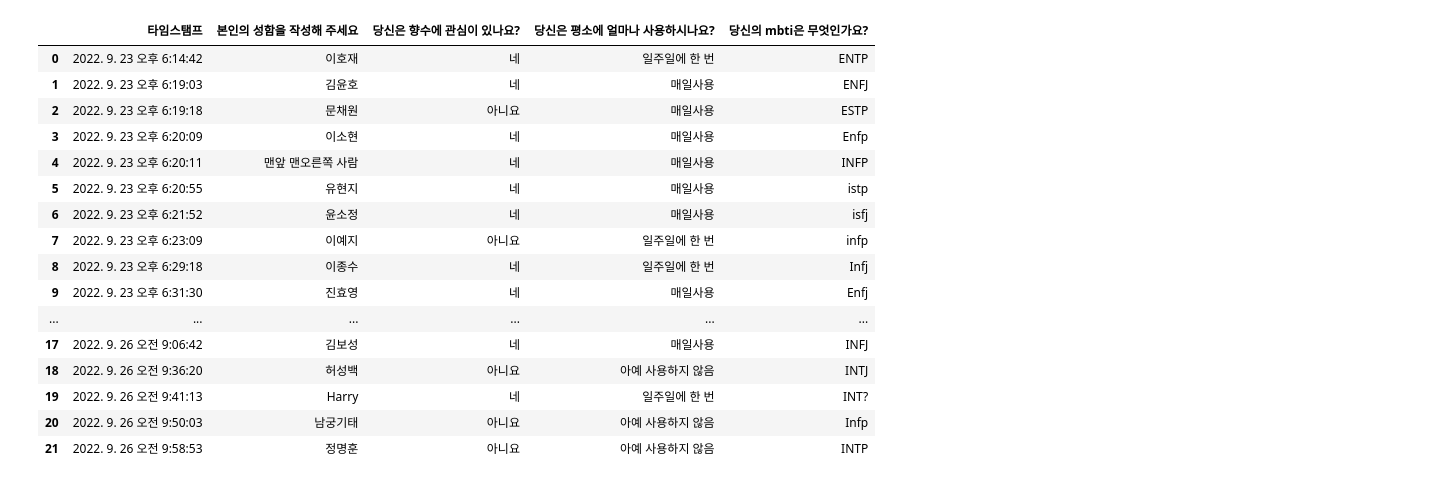
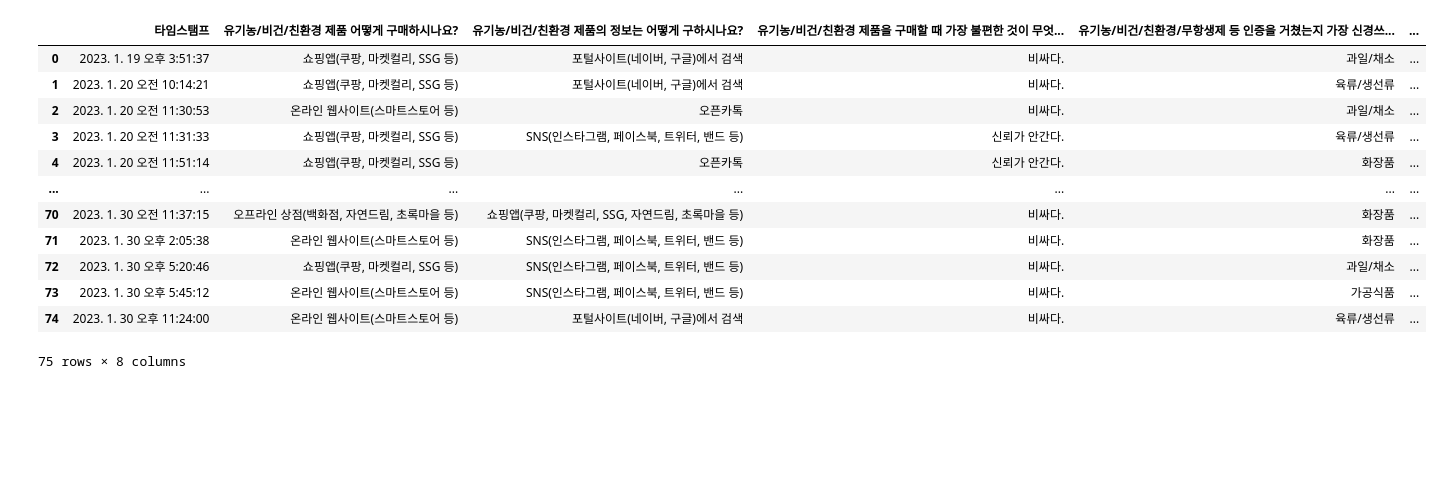
Before and after one commit to JJongSSu/Study, a Jupyter notebook: 01명호/mbti.ipynb, the cells around one changed output. Drawn from its saved outputs; the diff is of its cells as text; code cells hidden in the pictures; blank space fills up the shorter version.

```diff
--- a/01명호/mbti.ipynb
+++ b/01명호/mbti.ipynb
@@ -11,23 +12,19 @@ rc('font',family=font_name)
 import warnings
 warnings.filterwarnings('ignore')
 # %%
-red = pd.read_csv('3조 향수 관련 설문 조사(응답) - 설문지 응답 시트1.csv',sep=',',encoding='utf-8')
+red = pd.read_csv('사업 기초 세우기 - 설문지 응답 시트1.csv',sep=',',encoding='utf-8')
 red
 # %% [output]
-|  | 타임스탬프 | 본인의 성함을 작성해 주세요 | 당신은 향수에 관심이 있나요? | 당신은 평소에 얼마나 사용하시나요? | 당신의 mbti은 무엇인가요? |
-| 0 | 2022. 9. 23 오후 6:14:42 | 이호재 | 네 | 일주일에 한 번 | ENTP |
-| 1 | 2022. 9. 23 오후 6:19:03 | 김윤호 | 네 | 매일사용 | ENFJ |
-| 2 | 2022. 9. 23 오후 6:19:18 | 문채원 | 아니요 | 매일사용 | ESTP |
-| 3 | 2022. 9. 23 오후 6:20:09 | 이소현 | 네 | 매일사용 | Enfp |
-| 4 | 2022. 9. 23 오후 6:20:11 | 맨앞 맨오른쪽 사람 | 네 | 매일사용 | INFP |
-| 5 | 2022. 9. 23 오후 6:20:55 | 유현지 | 네 | 매일사용 | istp |
-| 6 | 2022. 9. 23 오후 6:21:52 | 윤소정 | 네 | 매일사용 | isfj |
-| 7 | 2022. 9. 23 오후 6:23:09 | 이예지 | 아니요 | 일주일에 한 번 | infp |
-| 8 | 2022. 9. 23 오후 6:29:18 | 이종수 | 네 | 일주일에 한 번 | Infj |
-| 9 | 2022. 9. 23 오후 6:31:30 | 진효영 | 네 | 매일사용 | Enfj |
-| ... | ... | ... | ... | ... | ... |
-| 17 | 2022. 9. 26 오전 9:06:42 | 김보성 | 네 | 매일사용 | INFJ |
-| 18 | 2022. 9. 26 오전 9:36:20 | 허성백 | 아니요 | 아예 사용하지 않음 | INTJ |
-| 19 | 2022. 9. 26 오전 9:41:13 | Harry | 네 | 일주일에 한 번 | INT? |
-| 20 | 2022. 9. 26 오전 9:50:03 | 남궁기태 | 아니요 | 아예 사용하지 않음 | Infp |
-| 21 | 2022. 9. 26 오전 9:58:53 | 정명훈 | 아니요 | 아예 사용하지 않음 | INTP |
+|  | 타임스탬프 | 유기농/비건/친환경 제품 어떻게 구매하시나요? | 유기농/비건/친환경 제품의 정보는 어떻게 구하시나요? | 유기농/비건/친환경 제품을 구매할 때 가장 불편한 것이 무엇... | 유기농/비건/친환경/무항생제 등 인증을 거쳤는지 가장 신경쓰... | ... |
+| 0 | 2023. 1. 19 오후 3:51:37 | 쇼핑앱(쿠팡, 마켓컬리, SSG 등) | 포털사이트(네이버, 구글)에서 검색 | 비싸다. | 과일/채소 | ... |
+| 1 | 2023. 1. 20 오전 10:14:21 | 쇼핑앱(쿠팡, 마켓컬리, SSG 등) | 포털사이트(네이버, 구글)에서 검색 | 비싸다. | 육류/생선류 | ... |
+| 2 | 2023. 1. 20 오전 11:30:53 | 온라인 웹사이트(스마트스토어 등) | 오픈카톡 | 비싸다. | 과일/채소 | ... |
+| 3 | 2023. 1. 20 오전 11:31:33 | 쇼핑앱(쿠팡, 마켓컬리, SSG 등) | SNS(인스타그램, 페이스북, 트위터, 밴드 등) | 신뢰가 안간다. | 육류/생선류 | ... |
+| 4 | 2023. 1. 20 오전 11:51:14 | 쇼핑앱(쿠팡, 마켓컬리, SSG 등) | 오픈카톡 | 신뢰가 안간다. | 화장품 | ... |
+| ... | ... | ... | ... | ... | ... | ... |
+| 70 | 2023. 1. 30 오전 11:37:15 | 오프라인 상점(백화점, 자연드림, 초록마을 등) | 쇼핑앱(쿠팡, 마켓컬리, SSG, 자연드림, 초록마을 등) | 비싸다. | 화장품 | ... |
+| 71 | 2023. 1. 30 오후 2:05:38 | 온라인 웹사이트(스마트스토어 등) | SNS(인스타그램, 페이스북, 트위터, 밴드 등) | 비싸다. | 화장품 | ... |
+| 72 | 2023. 1. 30 오후 5:20:46 | 쇼핑앱(쿠팡, 마켓컬리, SSG 등) | SNS(인스타그램, 페이스북, 트위터, 밴드 등) | 비싸다. | 과일/채소 | ... |
+| 73 | 2023. 1. 30 오후 5:45:12 | 온라인 웹사이트(스마트스토어 등) | SNS(인스타그램, 페이스북, 트위터, 밴드 등) | 비싸다. | 가공식품 | ... |
+| 74 | 2023. 1. 30 오후 11:24:00 | 온라인 웹사이트(스마트스토어 등) | 포털사이트(네이버, 구글)에서 검색 | 비싸다. | 육류/생선류 | ... |
+75 rows × 8 columns
```
Also changed, not shown: parts of 15 cells of this notebook, 5 other files.
